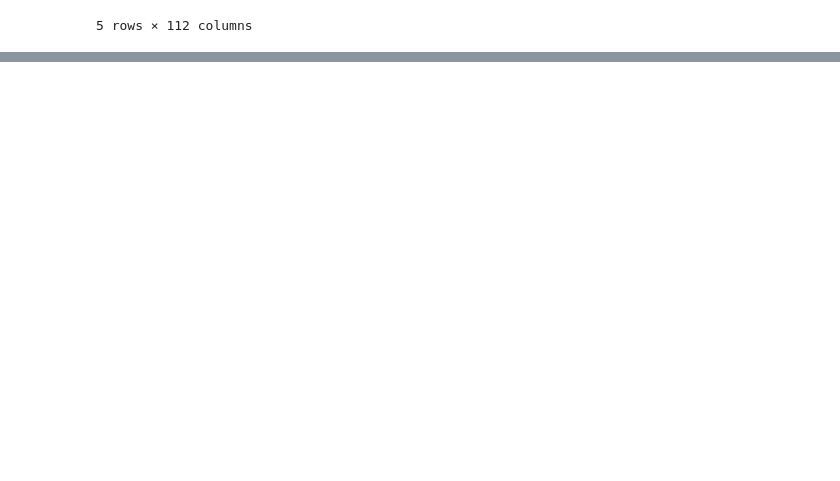
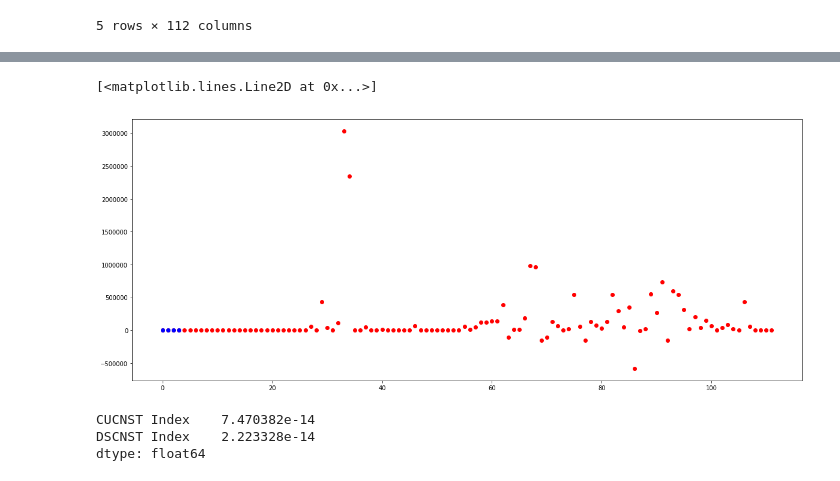
Before and after one commit to psankosik/Learning-Data-Sci, a Jupyter notebook: Self Project/Pricing/Attemp 1/Cross Correlation.ipynb, the cells around one changed output, grey strips where cells are left out. Saved outputs shown, nothing was run; the diff lists cells and outputs as text; code cells hidden in the pictures; blank space fills up the shorter version.

```diff
--- a/Self Project/Pricing/Attemp 1/Cross Correlation.ipynb
+++ b/Self Project/Pricing/Attemp 1/Cross Correlation.ipynb
@@ -96,0 +106,3 @@ RMSE:  0.5187077905918951
+# %%
+main_index=['PVMPGDM1 Index','PVMPGDM2 Index','PVMPGDM3 Index','PVMPGDM4 Index']
+second_index = df.drop(main_index,axis=1).columns.tolist()
@@ -96,0 +126,8 @@ RMSE:  0.5187077905918951
+# %%
+index_mean = []
+negative_index = []
+for x in df.columns.tolist():
+    if df[x].mean() < 0 :
+        negative_index.append(x)
+    index_mean.append(df[x].mean())
+df[negative_index].mean()
@@ -96,0 +144,23 @@ RMSE:  0.5187077905918951
+# %%
+main_index_mean = []
+for x in main_index:
+    main_index_mean.append(df[x].mean())
+# %%
+plt.figure(figsize=(20,8))
+plt.plot(index_mean,'ro')
+plt.plot(main_index_mean,'bo')
+# %% [output]
+[<matplotlib.lines.Line2D at 0x...>]
+[figure, added]
+# %%
+index_std = []
+zerostd_index = []
+for x in df.columns.tolist():
+    if df[x].std() == 0 :
+        zerostd_index.append(x)
+    index_std.append(df[x].std())
+df[zerostd_index].std()
+# %% [output]
+CUCNST Index    7.470382e-14
+DSCNST Index    2.223328e-14
+dtype: float64
```
Also changed, not shown: parts of 6 cells of this notebook, 1 other file.
